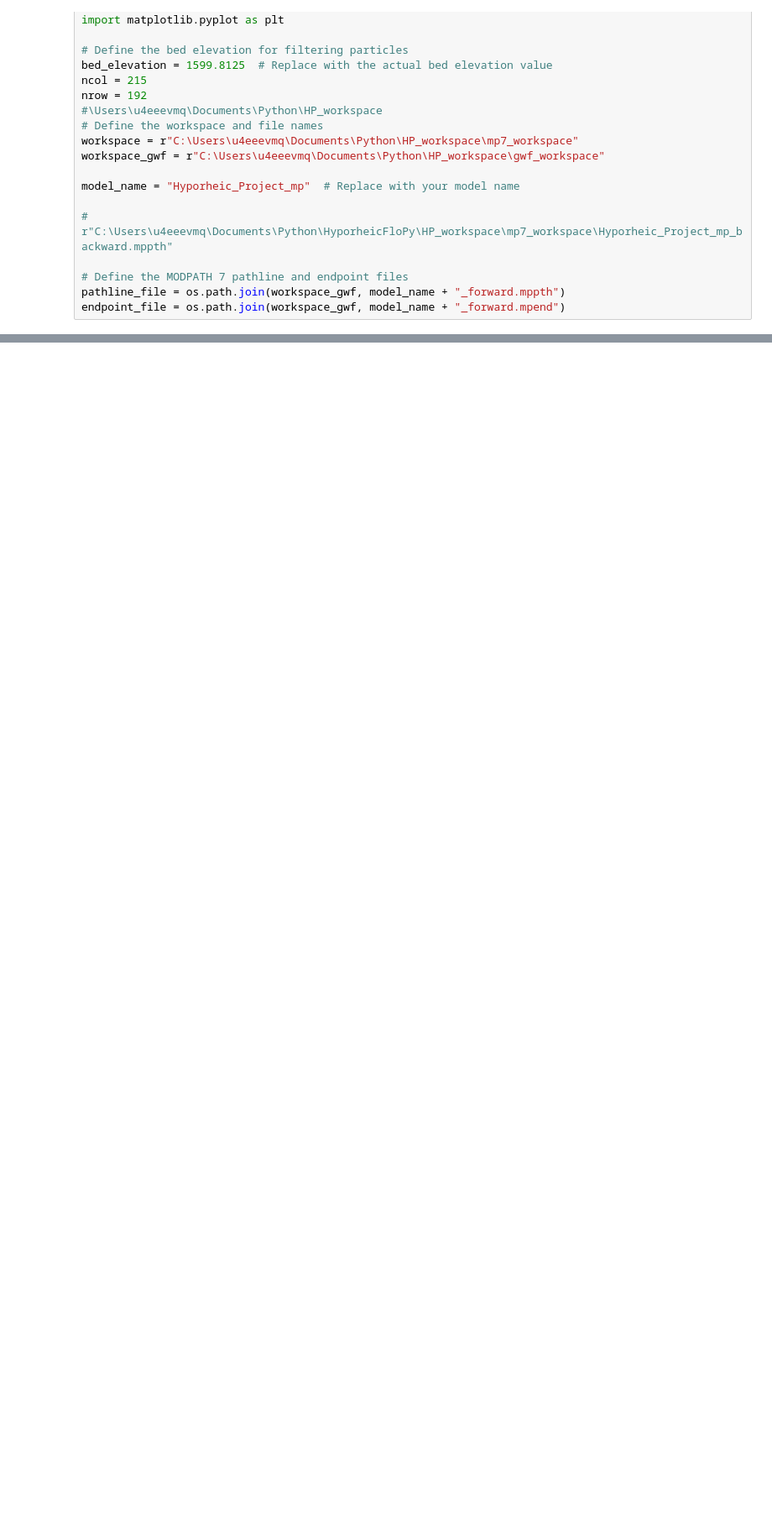
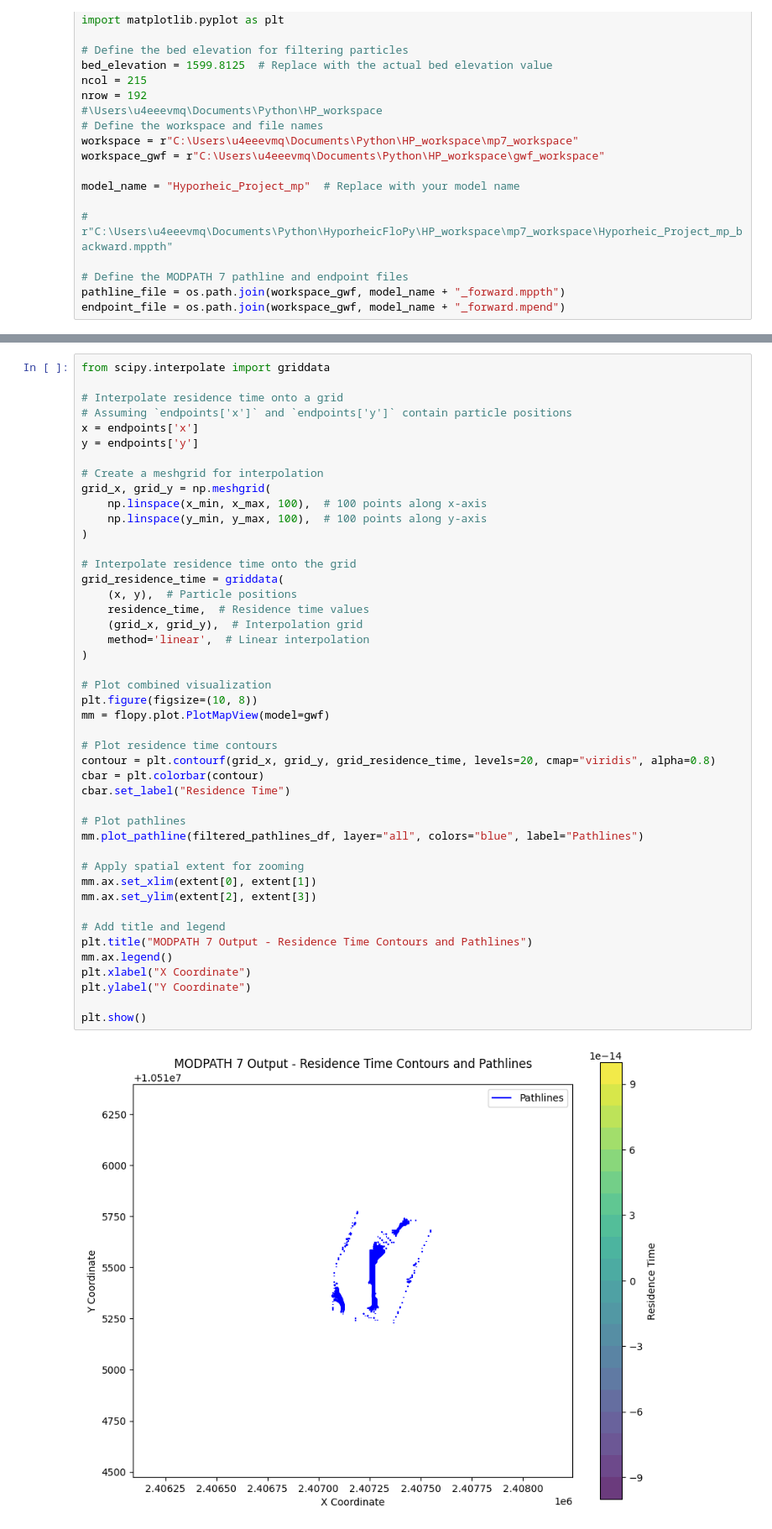
Before and after one commit to USACE-WRISES/HyporheicFloPy, a Jupyter notebook: VQuintana/Particle_plotting_test.ipynb, the cells around one changed output, grey strips where cells are left out. Shown at 84% size. Saved outputs shown, nothing was run; the diff lists cells and outputs as text; blank space fills up the shorter version.

```diff
--- a/VQuintana/Particle_plotting_test.ipynb
+++ b/VQuintana/Particle_plotting_test.ipynb
@@ -179,0 +223,47 @@ loading simulation...
+# %%
+from scipy.interpolate import griddata
+
+# Interpolate residence time onto a grid
+# Assuming `endpoints['x']` and `endpoints['y']` contain particle positions
+x = endpoints['x']
+y = endpoints['y']
+
+# Create a meshgrid for interpolation
+grid_x, grid_y = np.meshgrid(
+    np.linspace(x_min, x_max, 100),  # 100 points along x-axis
+    np.linspace(y_min, y_max, 100),  # 100 points along y-axis
+)
+
+# Interpolate residence time onto the grid
+grid_residence_time = griddata(
+    (x, y),  # Particle positions
+    residence_time,  # Residence time values
+    (grid_x, grid_y),  # Interpolation grid
+    method='linear',  # Linear interpolation
+)
+
+# Plot combined visualization
+plt.figure(figsize=(10, 8))
+mm = flopy.plot.PlotMapView(model=gwf)
+
+# Plot residence time contours
+contour = plt.contourf(grid_x, grid_y, grid_residence_time, levels=20, cmap="viridis", alpha=0.8)
+cbar = plt.colorbar(contour)
+cbar.set_label("Residence Time")
+
+# Plot pathlines
+mm.plot_pathline(filtered_pathlines_df, layer="all", colors="blue", label="Pathlines")
+
+# Apply spatial extent for zooming
+mm.ax.set_xlim(extent[0], extent[1])
+mm.ax.set_ylim(extent[2], extent[3])
+
+# Add title and legend
+plt.title("MODPATH 7 Output - Residence Time Contours and Pathlines")
+mm.ax.legend()
+plt.xlabel("X Coordinate")
+plt.ylabel("Y Coordinate")
+
+plt.show()
+# %% [output]
+[figure, added]
```
Also changed, not shown: parts of 5 cells of this notebook.
